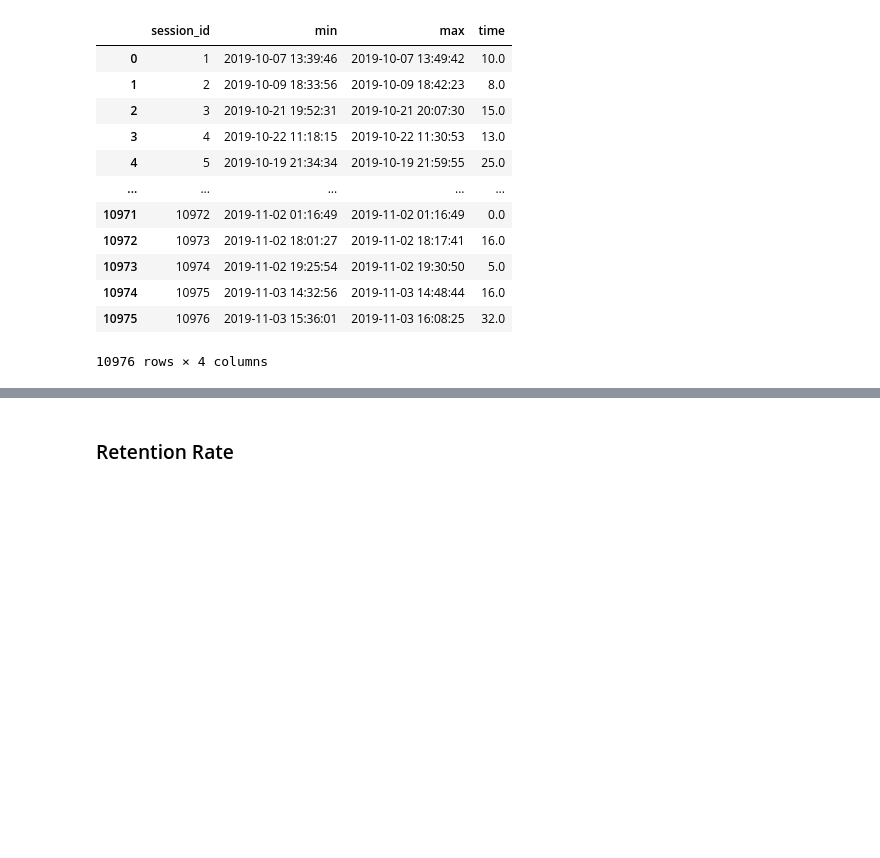
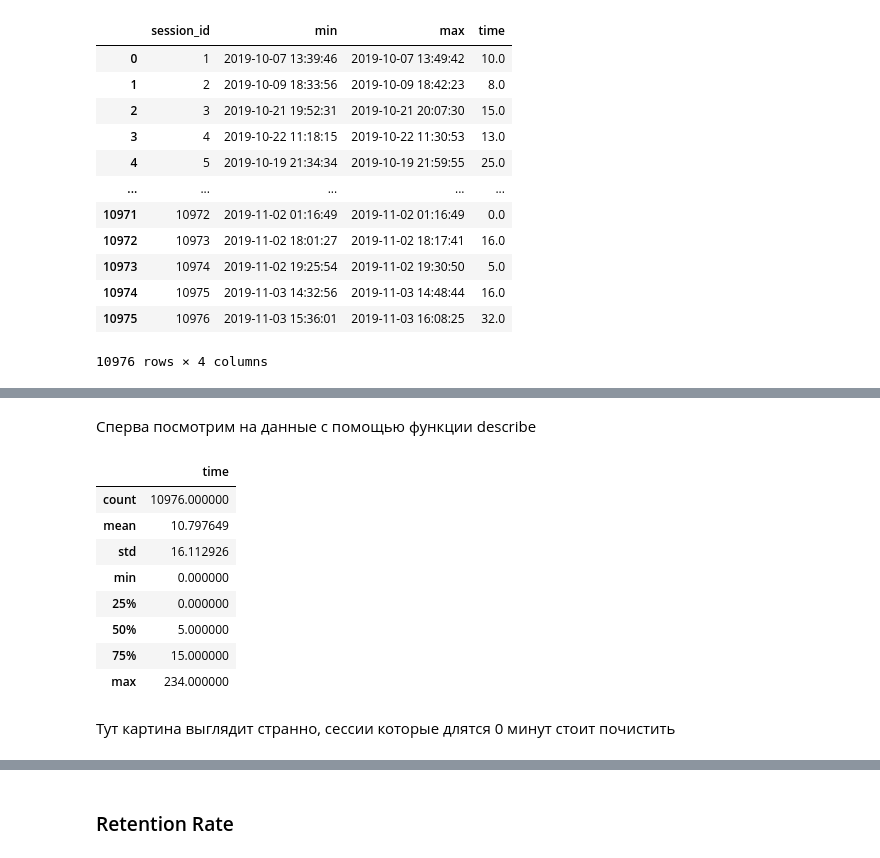
Before and after one commit to DaniilDonike/study_projects, a Jupyter notebook: Apps. Финальный проект/Project_first_try.ipynb, the cells around one changed output, grey strips where cells are left out. Drawn from its saved outputs; the diff is of its cells as text; code cells hidden in the pictures; blank space fills up the shorter version.

```diff
--- a/Apps. Финальный проект/Project_first_try.ipynb
+++ b/Apps. Финальный проект/Project_first_try.ipynb
@@ -306,0 +318,16 @@ session_time
+# %% [markdown]
+Сперва посмотрим на данные с помощью функции describe
+# %%
+session_time['time'].describe().to_frame()
+# %% [output]
+|  | time |
+| count | 10976.000000 |
+| mean | 10.797649 |
+| std | 16.112926 |
+| min | 0.000000 |
+| 25% | 0.000000 |
+| 50% | 5.000000 |
+| 75% | 15.000000 |
+| max | 234.000000 |
+# %% [markdown]
+Тут картина выглядит странно, сессии которые длятся 0 минут стоит почистить
```
Also changed, not shown: parts of 9 cells of this notebook.
